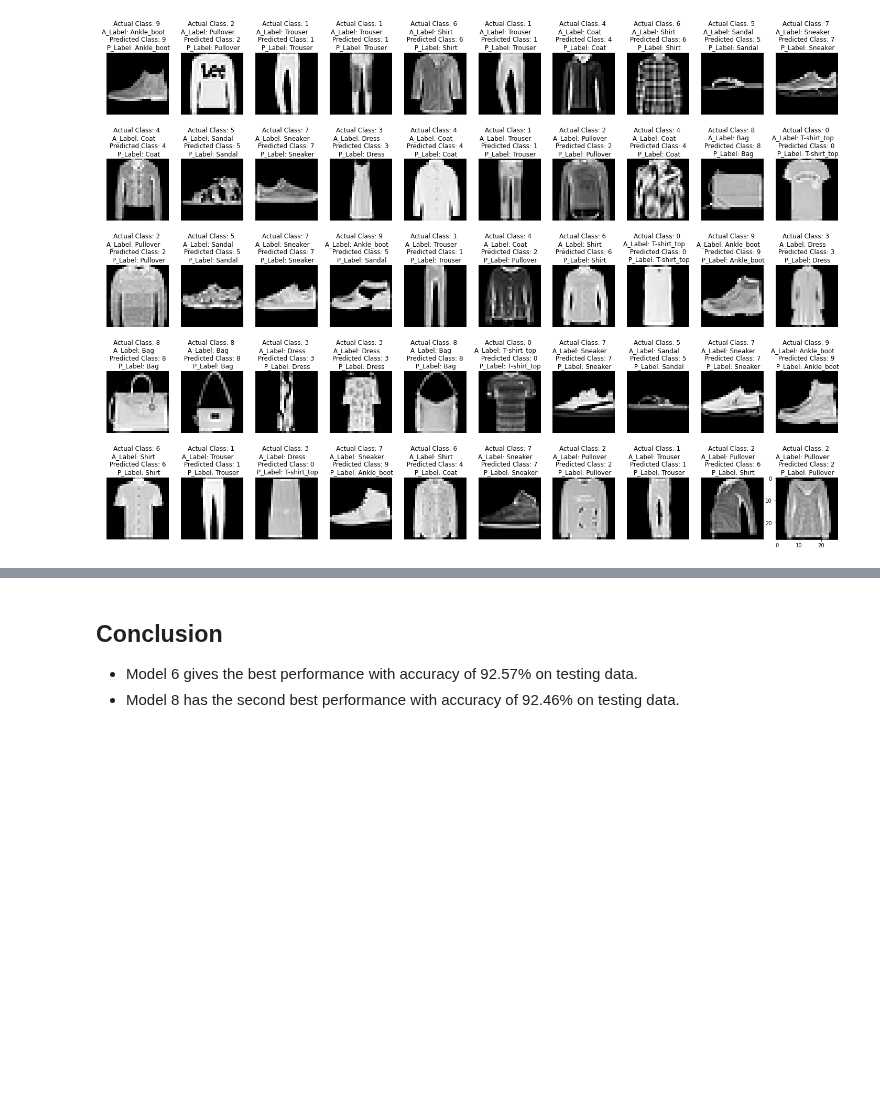
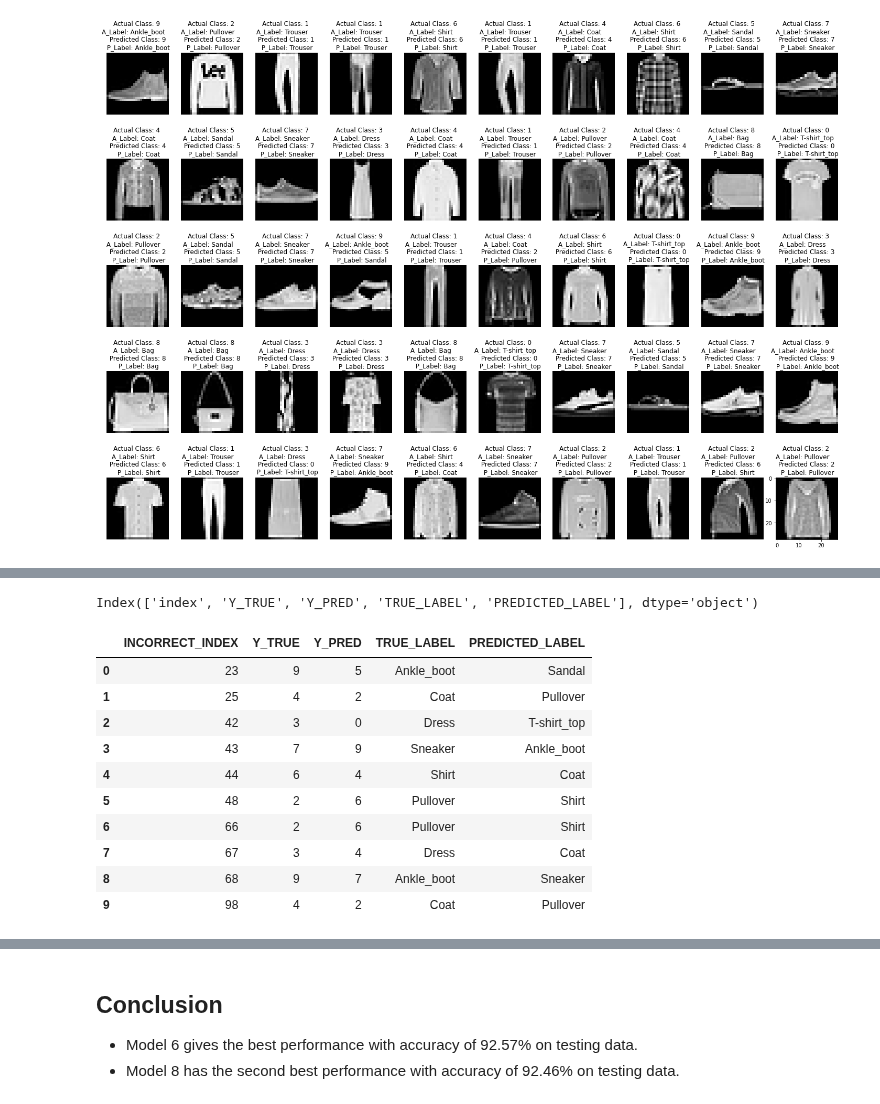
Before and after one commit to yeshesmeka/fashion-mnist, a Jupyter notebook: fashion_mnist.ipynb, the cells around one changed output, grey strips where cells are left out. Saved outputs shown, nothing was run; the diff lists cells and outputs as text; code cells hidden in the pictures; blank space fills up the shorter version.

```diff
--- a/fashion_mnist.ipynb
+++ b/fashion_mnist.ipynb
@@ -580,0 +584,2 @@ for i in range(len(sample_test_images)):
+# %%
+predictions_df = pd.DataFrame({'Y_TRUE': y_test, 'Y_PRED': cnn2.predict_classes(X_test)}, columns=['Y_TRUE', 'Y_PRED'])
@@ -580,0 +619,4 @@ for i in range(len(sample_test_images)):
+# %%
+wrong_predictions_df.columns
+# %% [output]
+Index(['index', 'Y_TRUE', 'Y_PRED', 'TRUE_LABEL', 'PREDICTED_LABEL'], dtype='object')
@@ -580,0 +625,14 @@ for i in range(len(sample_test_images)):
+# %%
+wrong_predictions_df.head(10)
+# %% [output]
+|  | INCORRECT_INDEX | Y_TRUE | Y_PRED | TRUE_LABEL | PREDICTED_LABEL |
+| 0 | 23 | 9 | 5 | Ankle_boot | Sandal |
+| 1 | 25 | 4 | 2 | Coat | Pullover |
+| 2 | 42 | 3 | 0 | Dress | T-shirt_top |
+| 3 | 43 | 7 | 9 | Sneaker | Ankle_boot |
+| 4 | 44 | 6 | 4 | Shirt | Coat |
+| 5 | 48 | 2 | 6 | Pullover | Shirt |
+| 6 | 66 | 2 | 6 | Pullover | Shirt |
+| 7 | 67 | 3 | 4 | Dress | Coat |
+| 8 | 68 | 9 | 7 | Ankle_boot | Sneaker |
+| 9 | 98 | 4 | 2 | Coat | Pullover |
```
Also changed, not shown: parts of 12 cells of this notebook.
